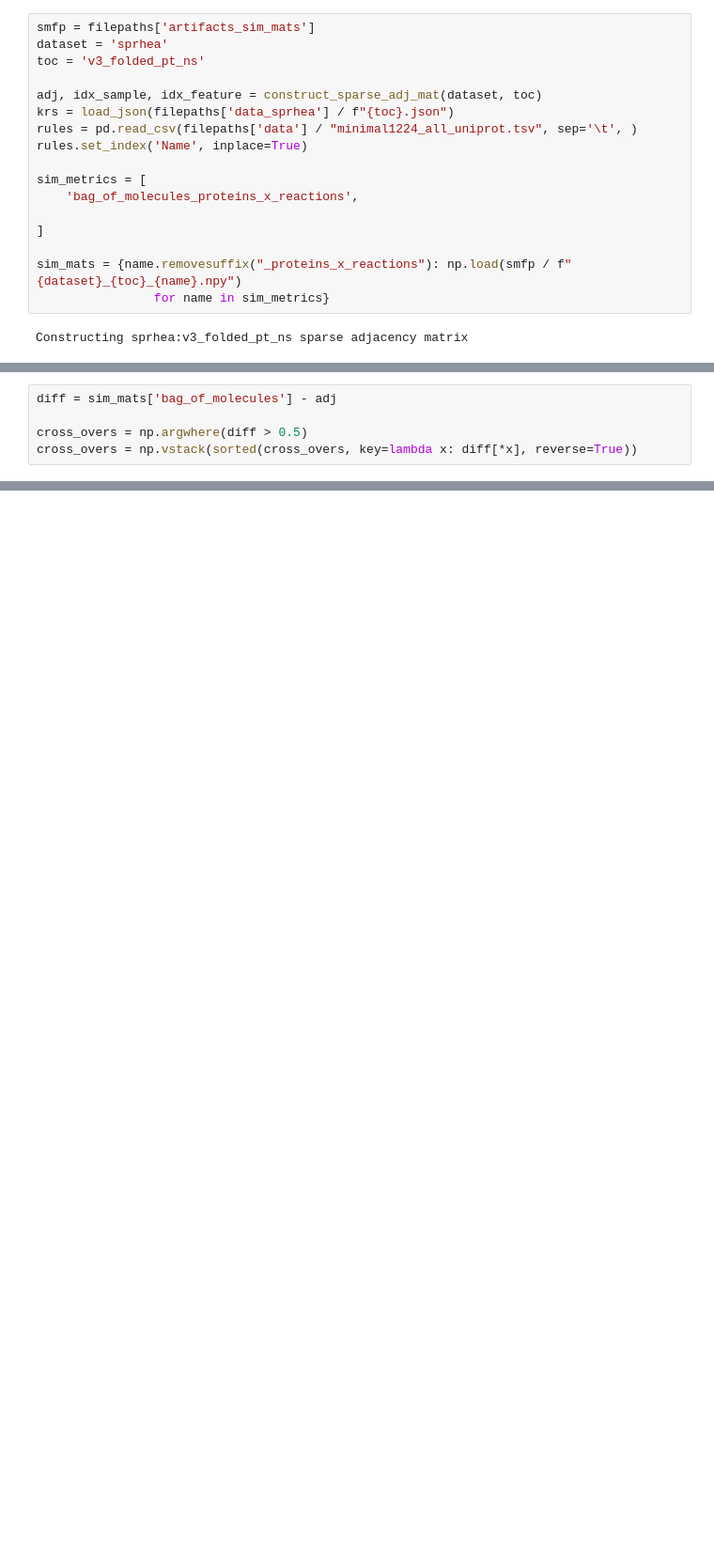
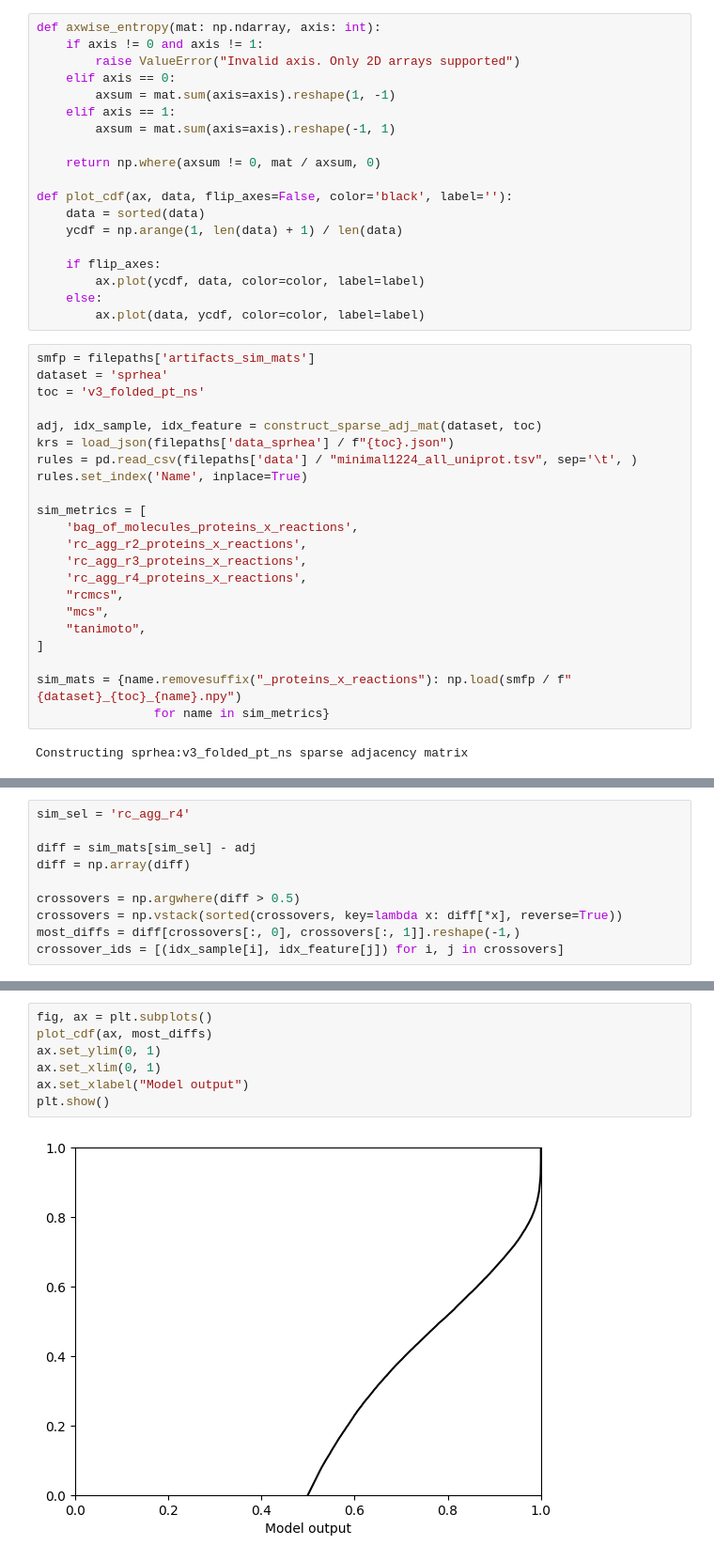
Before and after one commit to stefanpate/rcgnn, a Jupyter notebook: notebooks/protein_x_reaction_embed_sim_mat.ipynb, the cells around one changed output, grey strips where cells are left out. Shown at 94% size. Drawn from its saved outputs; the diff is of its cells as text; blank space fills up the shorter version.

```diff
--- a/notebooks/protein_x_reaction_embed_sim_mat.ipynb
+++ b/notebooks/protein_x_reaction_embed_sim_mat.ipynb
@@ -14,3 +16,22 @@ from scipy.stats import entropy
+# %%
+def axwise_entropy(mat: np.ndarray, axis: int):
+    if axis != 0 and axis != 1:
+        raise ValueError("Invalid axis. Only 2D arrays supported")
+    elif axis == 0:
+        axsum = mat.sum(axis=axis).reshape(1, -1)
+    elif axis == 1:
+        axsum = mat.sum(axis=axis).reshape(-1, 1)
+
+    return np.where(axsum != 0, mat / axsum, 0)
+
+def plot_cdf(ax, data, flip_axes=False, color='black', label=''):
+    data = sorted(data)
+    ycdf = np.arange(1, len(data) + 1) / len(data)
+
+    if flip_axes:
+        ax.plot(ycdf, data, color=color, label=label)
+    else:
+        ax.plot(data, ycdf, color=color, label=label)
 # %%
 smfp = filepaths['artifacts_sim_mats']
 dataset = 'sprhea'
@@ -23,7 +44,12 @@ rules.set_index('Name', inplace=True)
 
 sim_metrics = [
     'bag_of_molecules_proteins_x_reactions',
-
+    'rc_agg_r2_proteins_x_reactions',
+    'rc_agg_r3_proteins_x_reactions',
+    'rc_agg_r4_proteins_x_reactions',
+    "rcmcs",
+    "mcs",
+    "tanimoto",
 ]
 
 sim_mats = {name.removesuffix("_proteins_x_reactions"): np.load(smfp / f"{dataset}_{toc}_{name}.npy")
@@ -47,5 +59,10 @@ Constructing sprhea:v3_folded_pt_ns sparse adjacency matrix
 # %%
-diff = sim_mats['bag_of_molecules'] - adj
+sim_sel = 'rc_agg_r4'
 
-cross_overs = np.argwhere(diff > 0.5)
-cross_overs = np.vstack(sorted(cross_overs, key=lambda x: diff[*x], reverse=True))
+diff = sim_mats[sim_sel] - adj
+diff = np.array(diff)
+
+crossovers = np.argwhere(diff > 0.5)
+crossovers = np.vstack(sorted(crossovers, key=lambda x: diff[*x], reverse=True))
+most_diffs = diff[crossovers[:, 0], crossovers[:, 1]].reshape(-1,)
+crossover_ids = [(idx_sample[i], idx_feature[j]) for i, j in crossovers]
@@ -61,0 +69,9 @@ KeyboardInterrupt
+# %%
+fig, ax = plt.subplots()
+plot_cdf(ax, most_diffs)
+ax.set_ylim(0, 1)
+ax.set_xlim(0, 1)
+ax.set_xlabel("Model output")
+plt.show()
+# %% [output]
+[figure, added]
```
Also changed, not shown: parts of 9 cells of this notebook, 1 other file.
